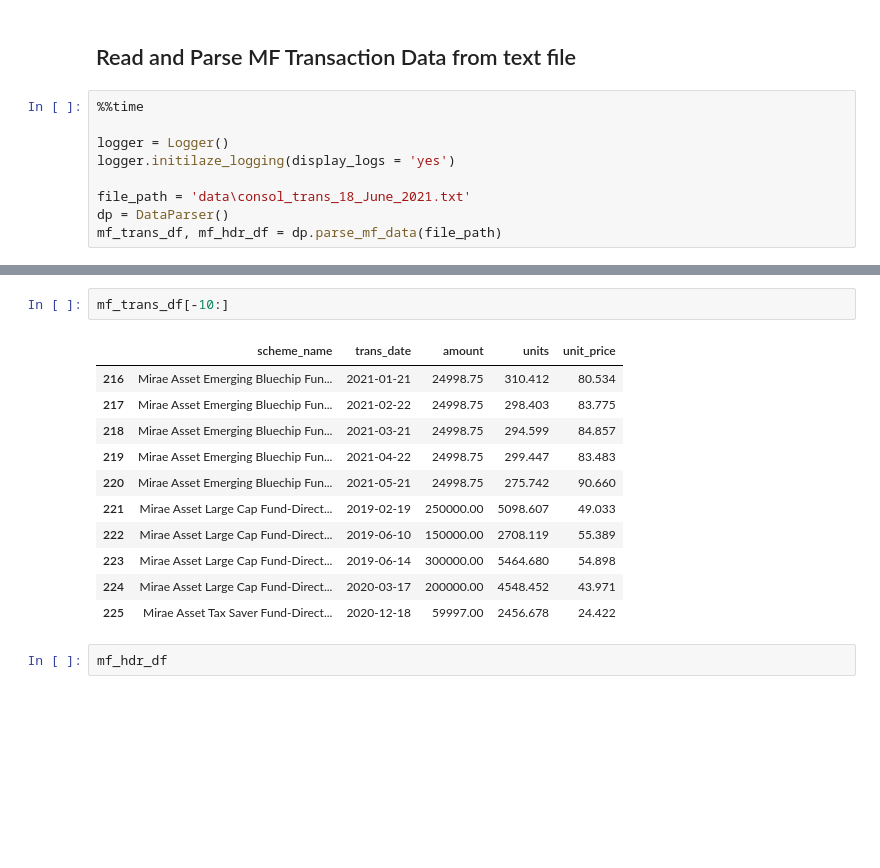
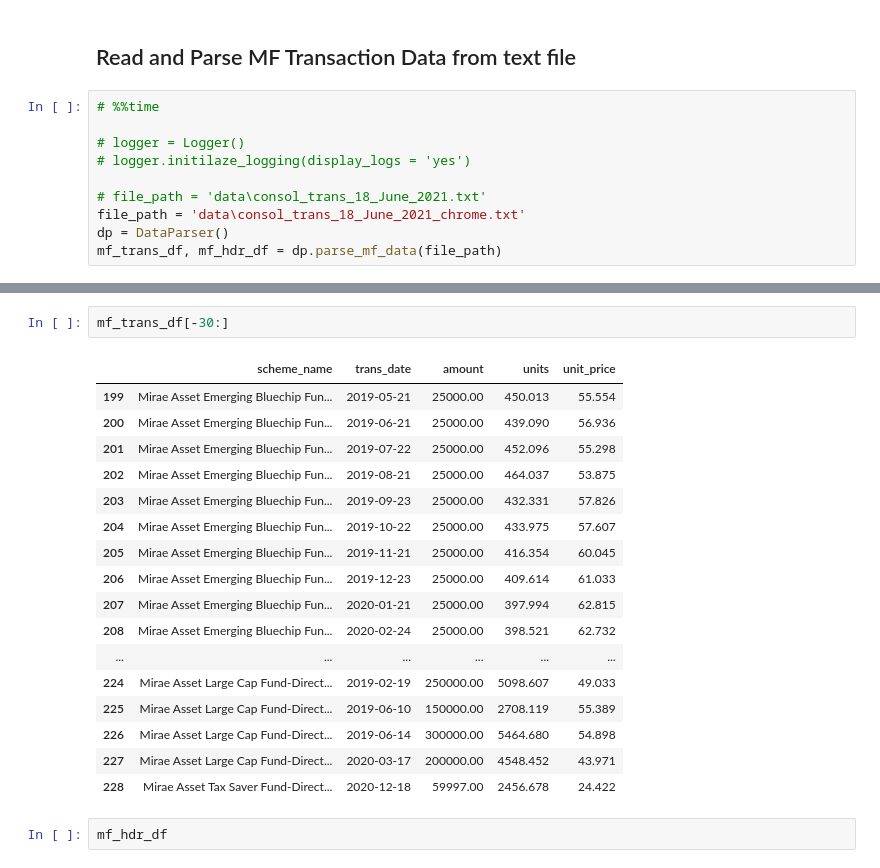
Before and after one commit to ajayrawatsap/mf_data, a Jupyter notebook: demo.ipynb, the cells around one changed output, grey strips where cells are left out. Drawn from its saved outputs; the diff is of its cells as text; blank space fills up the shorter version.

```diff
--- a/demo.ipynb
+++ b/demo.ipynb
@@ -19,11 +19,12 @@ pd.set_option('display.max_colwidth', None)
 # %% [markdown]
 ## Read and Parse MF Transaction Data from text file
 # %%
-%%time
+# %%time
 
-logger = Logger()
-logger.initilaze_logging(display_logs = 'yes')
+# logger = Logger()
+# logger.initilaze_logging(display_logs = 'yes')
 
-file_path = 'data\consol_trans_18_June_2021.txt'
+# file_path = 'data\consol_trans_18_June_2021.txt'
+file_path = 'data\consol_trans_18_June_2021_chrome.txt'
 dp = DataParser()
 mf_trans_df, mf_hdr_df = dp.parse_mf_data(file_path)
@@ -32,17 +51,23 @@ File data\consol_trans_18_June_2021.txt sucessfully read, found 505 records
 # %%
-mf_trans_df[-10:]
+mf_trans_df[-30:]
 # %% [output]
 |  | scheme_name | trans_date | amount | units | unit_price |
-| 216 | Mirae Asset Emerging Bluechip Fun... | 2021-01-21 | 24998.75 | 310.412 | 80.534 |
-| 217 | Mirae Asset Emerging Bluechip Fun... | 2021-02-22 | 24998.75 | 298.403 | 83.775 |
-| 218 | Mirae Asset Emerging Bluechip Fun... | 2021-03-21 | 24998.75 | 294.599 | 84.857 |
-| 219 | Mirae Asset Emerging Bluechip Fun... | 2021-04-22 | 24998.75 | 299.447 | 83.483 |
-| 220 | Mirae Asset Emerging Bluechip Fun... | 2021-05-21 | 24998.75 | 275.742 | 90.660 |
-| 221 | Mirae Asset Large Cap Fund-Direct... | 2019-02-19 | 250000.00 | 5098.607 | 49.033 |
-| 222 | Mirae Asset Large Cap Fund-Direct... | 2019-06-10 | 150000.00 | 2708.119 | 55.389 |
-| 223 | Mirae Asset Large Cap Fund-Direct... | 2019-06-14 | 300000.00 | 5464.680 | 54.898 |
-| 224 | Mirae Asset Large Cap Fund-Direct... | 2020-03-17 | 200000.00 | 4548.452 | 43.971 |
-| 225 | Mirae Asset Tax Saver Fund-Direct... | 2020-12-18 | 59997.00 | 2456.678 | 24.422 |
+| 199 | Mirae Asset Emerging Bluechip Fun... | 2019-05-21 | 25000.00 | 450.013 | 55.554 |
+| 200 | Mirae Asset Emerging Bluechip Fun... | 2019-06-21 | 25000.00 | 439.090 | 56.936 |
+| 201 | Mirae Asset Emerging Bluechip Fun... | 2019-07-22 | 25000.00 | 452.096 | 55.298 |
+| 202 | Mirae Asset Emerging Bluechip Fun... | 2019-08-21 | 25000.00 | 464.037 | 53.875 |
+| 203 | Mirae Asset Emerging Bluechip Fun... | 2019-09-23 | 25000.00 | 432.331 | 57.826 |
+| 204 | Mirae Asset Emerging Bluechip Fun... | 2019-10-22 | 25000.00 | 433.975 | 57.607 |
+| 205 | Mirae Asset Emerging Bluechip Fun... | 2019-11-21 | 25000.00 | 416.354 | 60.045 |
+| 206 | Mirae Asset Emerging Bluechip Fun... | 2019-12-23 | 25000.00 | 409.614 | 61.033 |
+| 207 | Mirae Asset Emerging Bluechip Fun... | 2020-01-21 | 25000.00 | 397.994 | 62.815 |
+| 208 | Mirae Asset Emerging Bluechip Fun... | 2020-02-24 | 25000.00 | 398.521 | 62.732 |
+| ... | ... | ... | ... | ... | ... |
+| 224 | Mirae Asset Large Cap Fund-Direct... | 2019-02-19 | 250000.00 | 5098.607 | 49.033 |
+| 225 | Mirae Asset Large Cap Fund-Direct... | 2019-06-10 | 150000.00 | 2708.119 | 55.389 |
+| 226 | Mirae Asset Large Cap Fund-Direct... | 2019-06-14 | 300000.00 | 5464.680 | 54.898 |
+| 227 | Mirae Asset Large Cap Fund-Direct... | 2020-03-17 | 200000.00 | 4548.452 | 43.971 |
+| 228 | Mirae Asset Tax Saver Fund-Direct... | 2020-12-18 | 59997.00 | 2456.678 | 24.422 |
 # %%
 mf_hdr_df
 # %% [output]
```
Also changed, not shown: parts of 10 cells of this notebook, 7 other files.
